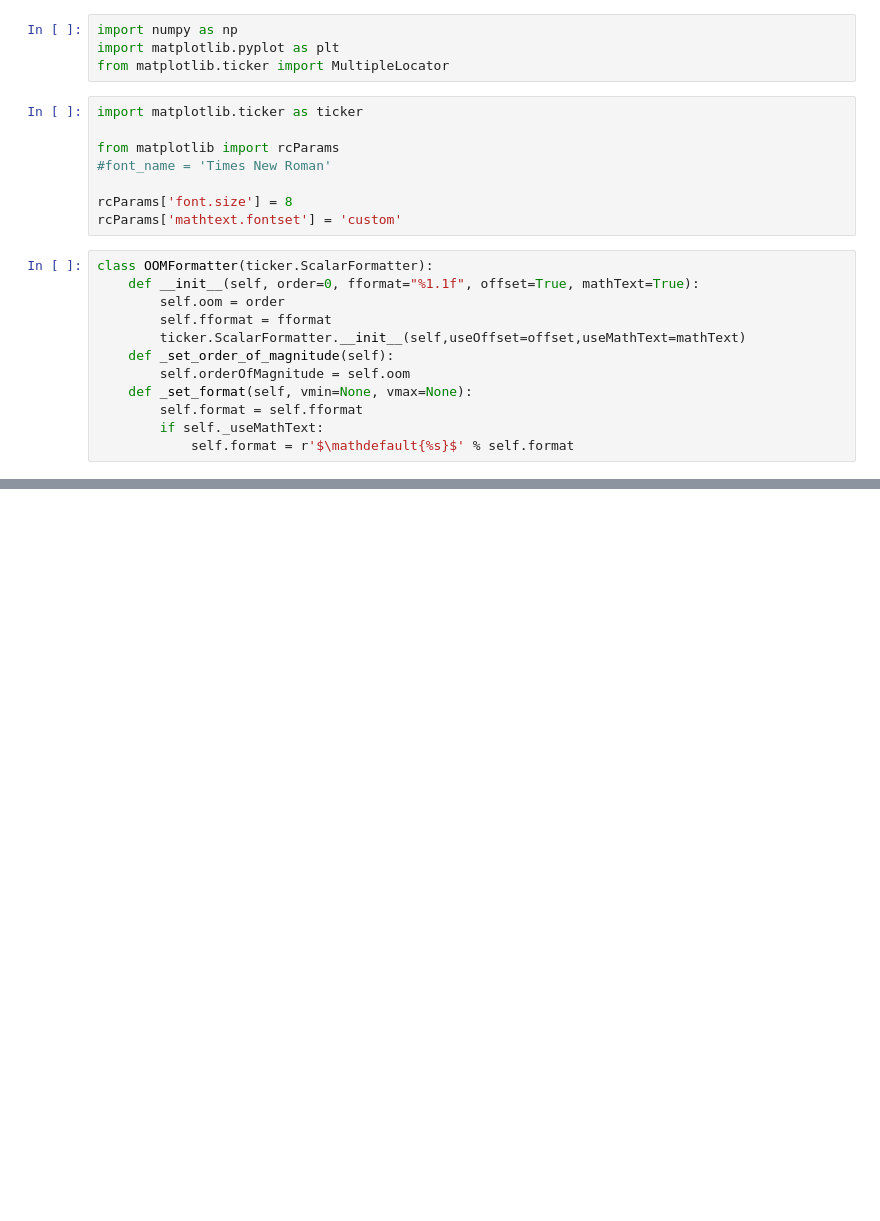
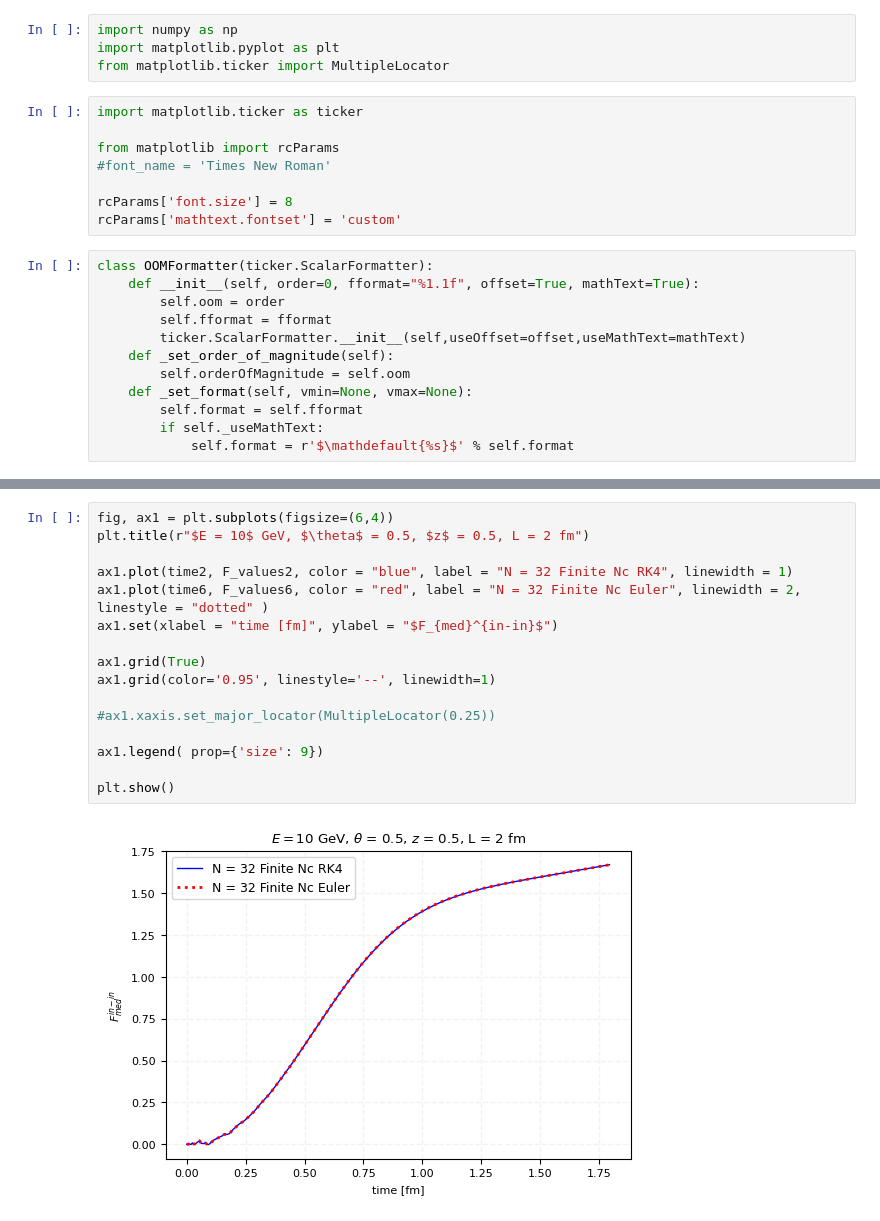
Before and after one commit to marcoacl00/parton_splittings, a Jupyter notebook: plots/new_plots.ipynb, the cells around one changed output, grey strips where cells are left out. Cells and saved outputs as stored; diff of their text form; blank space fills up the shorter version.

```diff
--- a/plots/new_plots.ipynb
+++ b/plots/new_plots.ipynb
@@ -52,0 +82,18 @@ plt.show()
+# %%
+fig, ax1 = plt.subplots(figsize=(6,4))
+plt.title(r"$E = 10$ GeV, $\theta$ = 0.5, $z$ = 0.5, L = 2 fm")
+
+ax1.plot(time2, F_values2, color = "blue", label = "N = 32 Finite Nc RK4", linewidth = 1)
+ax1.plot(time6, F_values6, color = "red", label = "N = 32 Finite Nc Euler", linewidth = 2, linestyle = "dotted" )
+ax1.set(xlabel = "time [fm]", ylabel = "$F_{med}^{in-in}$")
+
+ax1.grid(True)
+ax1.grid(color='0.95', linestyle='--', linewidth=1)
+
+#ax1.xaxis.set_major_locator(MultipleLocator(0.25))
+
+ax1.legend( prop={'size': 9})
+
+plt.show()
+# %% [output]
+[figure, added]
```
Also changed, not shown: parts of 4 cells of this notebook, 8 other files.
